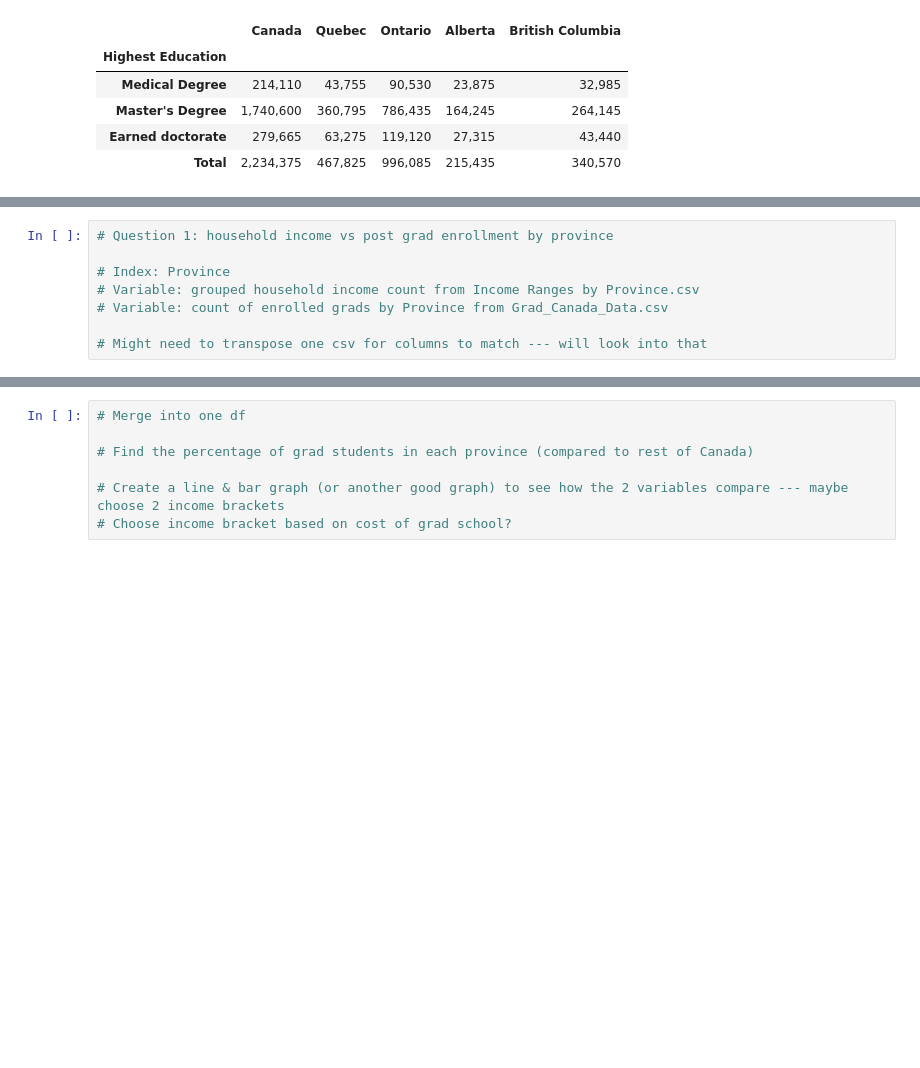
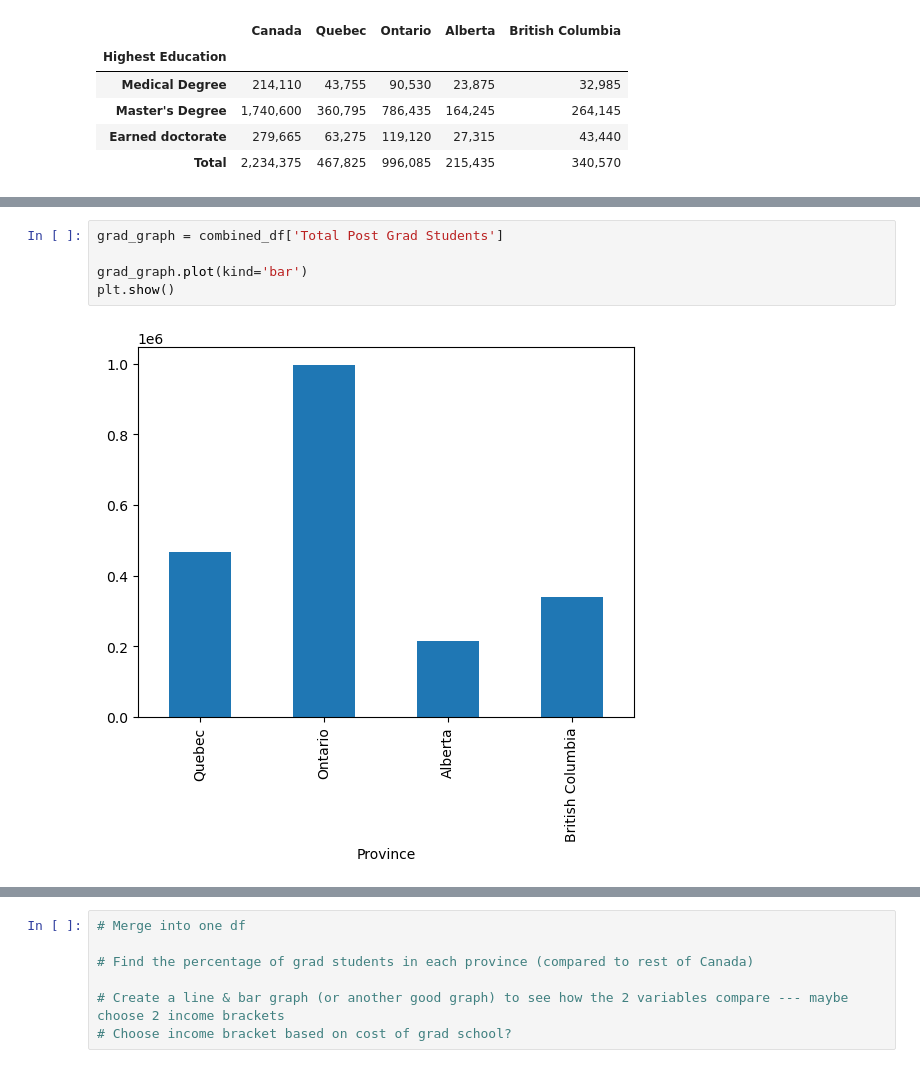
Before and after one commit to BehnooshNasri/project_one, a Jupyter notebook: Esi_Income_Analysis.ipynb, the cells around one changed output, grey strips where cells are left out. Drawn from its saved outputs; the diff is of its cells as text; blank space fills up the shorter version.

```diff
--- a/Esi_Income_Analysis.ipynb
+++ b/Esi_Income_Analysis.ipynb
@@ -60,8 +72,7 @@ combined_df
 # %%
-# Question 1: household income vs post grad enrollment by province
+grad_graph = combined_df['Total Post Grad Students']
 
-# Index: Province
-# Variable: grouped household income count from Income Ranges by Province.csv
-# Variable: count of enrolled grads by Province from Grad_Canada_Data.csv
-
-# Might need to transpose one csv for columns to match --- will look into that
+grad_graph.plot(kind='bar')
+plt.show()
+# %% [output]
+[figure, added]
```
Also changed, not shown: parts of 5 cells of this notebook.
